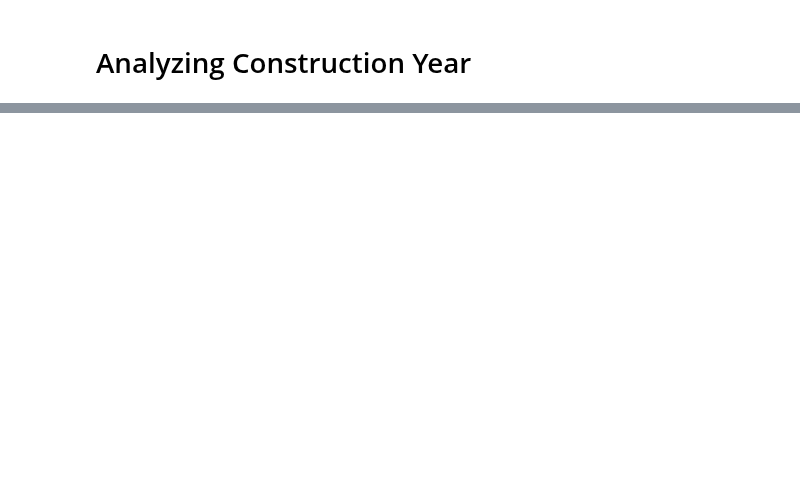
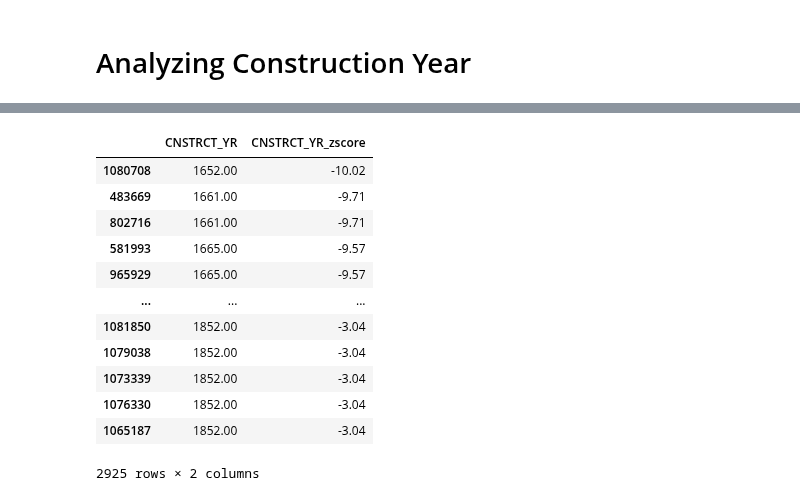
Before and after one commit to mebauer/data-analysis-using-python, a Jupyter notebook: 2-data-cleaning-wrangling/2-data-cleaning-wrangling.ipynb, the cells around one changed output, grey strips where cells are left out. Cells and saved outputs as stored; diff of their text form; code cells hidden in the pictures; blank space fills up the shorter version.

```diff
--- a/2-data-cleaning-wrangling/2-data-cleaning-wrangling.ipynb
+++ b/2-data-cleaning-wrangling/2-data-cleaning-wrangling.ipynb
@@ -693,0 +329,7 @@ building_footprints.shape
+# %%
+# identifying values not between 1 and 2020 and saving as the name 'replace'
+replace = building_footprints[~building_footprints['CNSTRCT_YR'].between(1, 2020)]
+# replacing not between 1 and 2020 with the median as the name 'replacement_value'
+replacement_value = building_footprints['CNSTRCT_YR'].median()
+
+building_footprints[['CNSTRCT_YR']] = building_footprints[['CNSTRCT_YR']].replace(replace, replacement_value)
@@ -693,0 +743,3 @@ building_footprints.shape
+# %%
+# returning values in 'CNSTRCT_YR_zscore' column not between -3 and 3
+outside_zscore = CNSTRCT_YR_zscore[~CNSTRCT_YR_zscore['CNSTRCT_YR_zscore'].between(-3.01, 3.01, inclusive=True)]
@@ -693,0 +756,17 @@ building_footprints.shape
+# %%
+# sorting values in 'CNSTRCT_YR_zscore' in ascending order
+outside_zscore.sort_values(by='CNSTRCT_YR_zscore')
+# %% [output]
+|  | CNSTRCT_YR | CNSTRCT_YR_zscore |
+| 1080708 | 1652.00 | -10.02 |
+| 483669 | 1661.00 | -9.71 |
+| 802716 | 1661.00 | -9.71 |
+| 581993 | 1665.00 | -9.57 |
+| 965929 | 1665.00 | -9.57 |
+| ... | ... | ... |
+| 1081850 | 1852.00 | -3.04 |
+| 1079038 | 1852.00 | -3.04 |
+| 1073339 | 1852.00 | -3.04 |
+| 1076330 | 1852.00 | -3.04 |
+| 1065187 | 1852.00 | -3.04 |
+2925 rows × 2 columns
```
Also changed, not shown: parts of 146 cells of this notebook.
